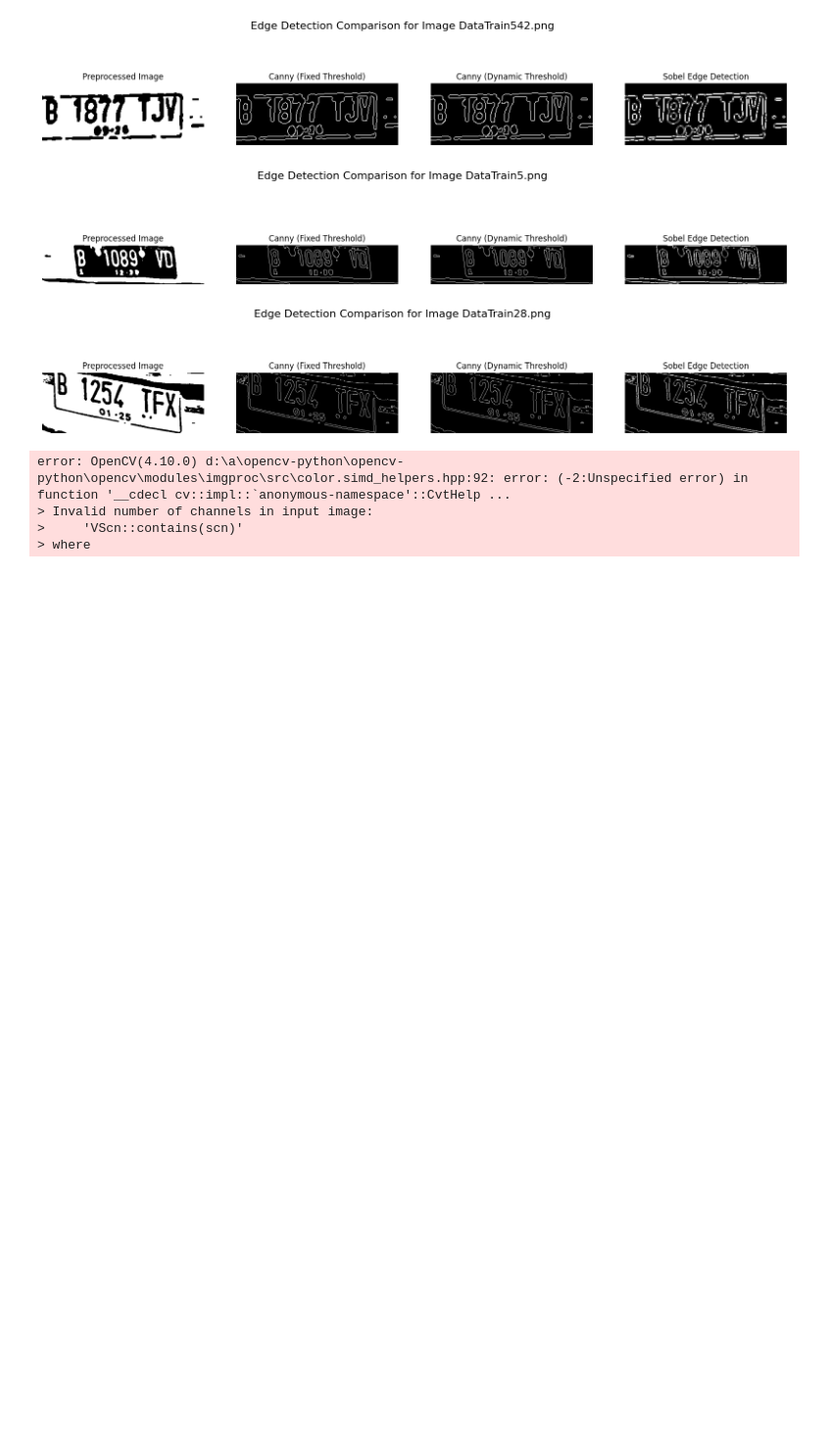
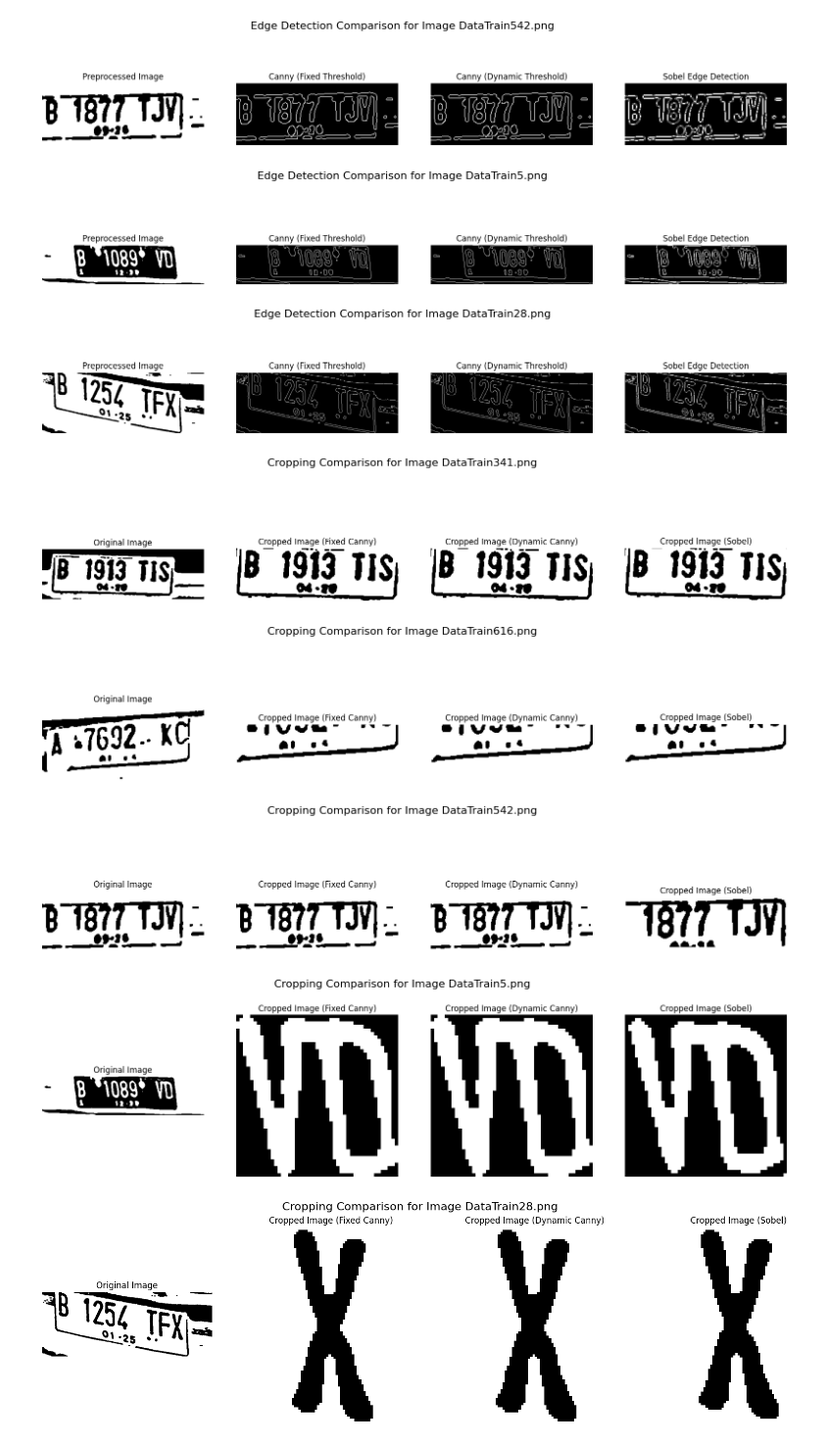
Before and after one commit to abdzufar/PCD-PlatNomor, a Jupyter notebook: preprocess.ipynb, the cells around one changed output. Shown at 98% size. Drawn from its saved outputs; the diff is of its cells as text; code cells hidden in the pictures; blank space fills up the shorter version.

Commit message:
canny parameter dinamis

```diff
--- a/preprocess.ipynb
+++ b/preprocess.ipynb
@@ -198,19 +198,21 @@ localized_images = [localize_and_compare(image, idx) for image, idx in zip(prepr
 [figure]
 [figure]
 # %%
-def crop_and_compare(image, canny_edges, sobel_edges, idx):
+def crop_and_compare(image, fixed_canny_edges, dynamic_canny_edges, sobel_edges, idx):
     '''
-    Fungsi untuk memotong citra berdasarkan hasil deteksi tepi Canny dan Sobel,
+    Fungsi untuk memotong citra berdasarkan hasil deteksi tepi Fixed Canny, Dynamic Canny, dan Sobel,
     kemudian membandingkan hasilnya secara berdampingan.
     Input:
     - image: citra asli yang akan diproses
-    - canny_edges: citra hasil deteksi tepi Canny
+    - fixed_canny_edges: citra hasil deteksi tepi Canny (Fixed Threshold)
+    - dynamic_canny_edges: citra hasil deteksi tepi Canny (Dynamic Threshold)
     - sobel_edges: citra hasil deteksi tepi Sobel
     - idx: indeks citra yang sedang diproses
 
     Output:
-    - cropped_canny: citra hasil pemotongan berdasarkan tepi Canny
-    - cropped_sobel: citra hasil pemotongan berdasarkan tepi Sobel
+    - cropped_fixed_canny: citra hasil pemotongan berdasarkan Fixed Canny
+    - cropped_dynamic_canny: citra hasil pemotongan berdasarkan Dynamic Canny
+    - cropped_sobel: citra hasil pemotongan berdasarkan Sobel
     '''
 
     def crop_image(image, edges):
@@ -229,44 +231,55 @@ def crop_and_compare(image, canny_edges, sobel_edges, idx):
                 largest_contour = max(contours, key=cv2.contourArea)
 
                 # Menghitung bounding box dari kontur terbesar
                 x, y, w, h = cv2.boundingRect(largest_contour)
 
                 # Memotong gambar berdasarkan bounding box kontur terbesar
                 return image[y:y+h, x:x+w]
 
         # Jika tidak ada kontur yang valid, kembalikan gambar asli
         return image
 
-    cropped_canny = crop_image(image, canny_edges)
+    cropped_fixed_canny = crop_image(image, fixed_canny_edges)
+    cropped_dynamic_canny = crop_image(image, dynamic_canny_edges)
     cropped_sobel = crop_image(image, sobel_edges)
 
-    fig, axes = plt.subplots(1, 3, figsize=(15, 4))
+    fig, axes = plt.subplots(1, 4, figsize=(20, 5))  # Menambah kolom untuk Dynamic Canny
     axes = axes.ravel()
 
     # Citra asli
     axes[0].imshow(cv2.cvtColor(image, cv2.COLOR_BGR2RGB))
     axes[0].set_title('Original Image')
     axes[0].axis('off')
 
-    # Citra hasil pemotongan berdasarkan tepi Canny
-    axes[1].imshow(cv2.cvtColor(cropped_canny, cv2.COLOR_BGR2RGB))
-    axes[1].set_title('Cropped Image (Canny)')
+    # Citra hasil pemotongan berdasarkan Fixed Canny
+    axes[1].imshow(cv2.cvtColor(cropped_fixed_canny, cv2.COLOR_BGR2RGB))
+    axes[1].set_title('Cropped Image (Fixed Canny)')
     axes[1].axis('off')
 
-    # Citra hasil pemotongan berdasarkan tepi Sobel
-    axes[2].imshow(cv2.cvtColor(cropped_sobel, cv2.COLOR_BGR2RGB))
-    axes[2].set_title('Cropped Image (Sobel)')
+    # Citra hasil pemotongan berdasarkan Dynamic Canny
+    axes[2].imshow(cv2.cvtColor(cropped_dynamic_canny, cv2.COLOR_BGR2RGB))
+    axes[2].set_title('Cropped Image (Dynamic Canny)')
     axes[2].axis('off')
+
+    # Citra hasil pemotongan berdasarkan Sobel
+    axes[3].imshow(cv2.cvtColor(cropped_sobel, cv2.COLOR_BGR2RGB))
+    axes[3].set_title('Cropped Image (Sobel)')
+    axes[3].axis('off')
 
     fig.suptitle(f'Cropping Comparison for Image {idx}', fontsize=16)
     plt.show()
     plt.close()
 
-    return cropped_canny, cropped_sobel
+    return cropped_fixed_canny, cropped_dynamic_canny, cropped_sobel
 
-cropped_images = [crop_and_compare(image, canny, sobel, idx) for image, (canny, sobel), idx in zip(preprocessed_image, localized_images, random_files)]
+# Memproses semua gambar dengan Fixed Canny, Dynamic Canny, dan Sobel
+cropped_images = [
+    crop_and_compare(image, fixed_canny, dynamic_canny, sobel, idx)
+    for image, (fixed_canny, dynamic_canny, sobel), idx in zip(preprocessed_image, localized_images, random_files)
+]
 # %% [output]
-error: OpenCV(4.10.0) d:\a\opencv-python\opencv-python\opencv\modules\imgproc\src\color.simd_helpers.hpp:92: error: (-2:Unspecified error) in function '__cdecl cv::impl::`anonymous-namespace'::CvtHelp ...
-> Invalid number of channels in input image:
->     'VScn::contains(scn)'
-> where
+[figure, added]
+[figure, added]
+[figure, added]
+[figure, added]
+[figure, added]
```
